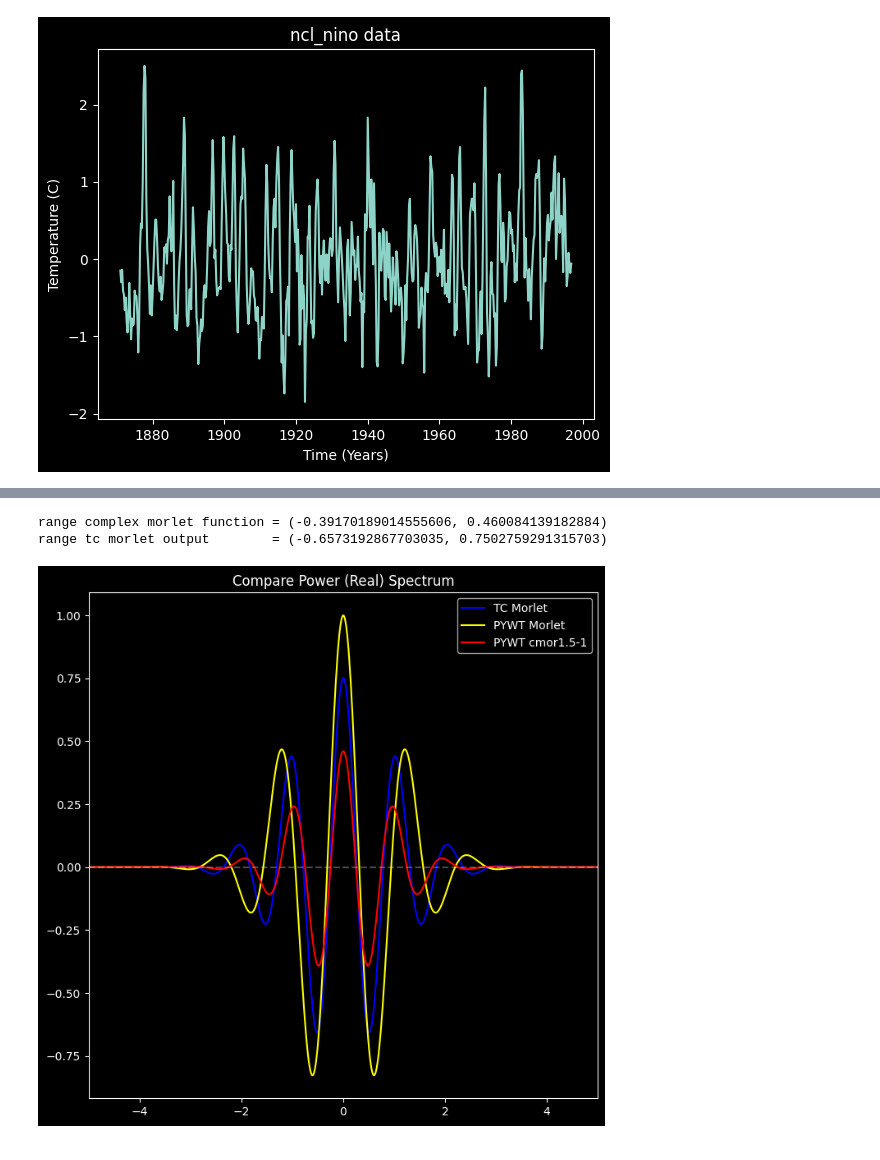
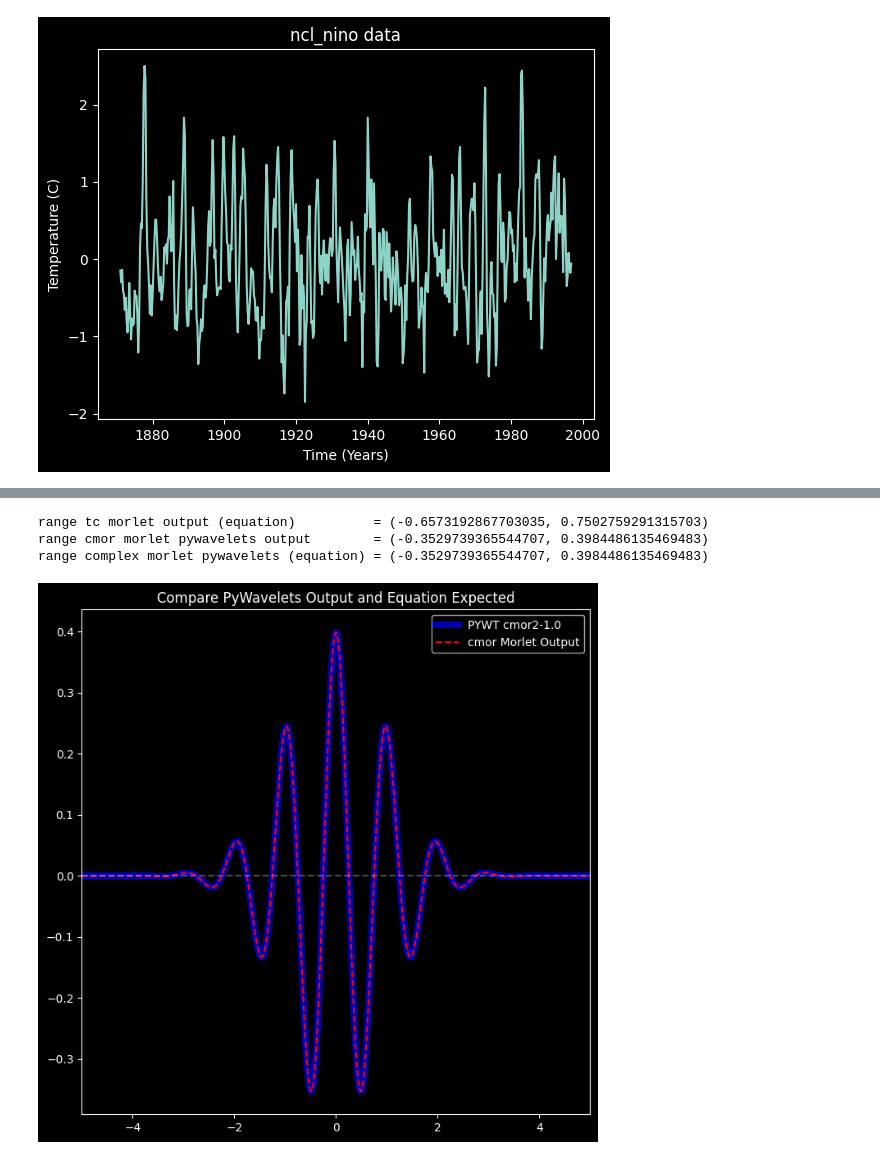
Before and after one commit to cyschneck/wavelet-tutorial, a Jupyter notebook: matching_scales.ipynb, the cells around one changed output, grey strips where cells are left out. Cells and saved outputs as stored; diff of their text form; code cells hidden in the pictures.

```diff
--- a/matching_scales.ipynb
+++ b/matching_scales.ipynb
@@ -89,48 +129,21 @@ def tc_morlet(time_step):
     part3 = math.exp(-np.power(eta, 2)/2)
     return part1 * part2 * part3
 # %%
-# Best Approx Wavelet
-
 # cmorB-C
 # https://pywavelets.readthedocs.io/en/latest/ref/cwt.html#complex-morlet-wavelets
 # B = bandwidth
 # C = center frequency
-bandwidth = 1.5
-center_freq = 1 # C * 2 * pi = 1 * 2 * pi = approx 6 (morlet default)
+bandwidth = 2
+center_freq = 1.0 # C * 2 * pi = 1 * 2 * pi = approx 6 (morlet default)
 
 complex_morlet = f"cmor{bandwidth}-{center_freq}"
 [psi, x] = pywt.ContinuousWavelet(complex_morlet).wavefun(10)
 [psi_m, x_m] = pywt.ContinuousWavelet('morl').wavefun(10)
 
 tc_output = []
-mor_output = []
-cmor_output = []
+mor_pywt_output = []
+cmor_pywt_output = []
 for x_value in x:
-    #print(x_value)
-    #print(np.real(tc_morlet(x_value)))
-    #break
-    tc_output.append(tc_morlet(x_value))#/math.sqrt(3))
-    mor_output.append(morlet_pywavelets(x_value))
-    cmor_output.append(complex_morlet_pywavelets(x_value, bandwidth, center_freq))
-
-print(f"range complex morlet function = ({np.min(np.real(psi))}, {np.max(np.real(psi))})")
-#print(f"range cmor morlet output      = ({np.min(np.real(cmor_output))}, {np.max(np.real(cmor_output))})")
-print(f"range tc morlet output        = ({np.min(np.real(tc_output))}, {np.max(np.real(tc_output))})")
-
-
-fig, ax = plt.subplots(figsize=(8, 8))
-ax.plot(x, np.real(tc_output), label="TC Morlet", c="blue")
-ax.plot(x, np.real(mor_output), label="PYWT Morlet", c="yellow")
-#ax.plot(x, np.real(psi_m), label="Morl Output", c="purple")
-#ax.plot(x, np.real(cmor_output), label="cmor Morlet Output", c="green")
-ax.plot(x, np.real(psi), label=f"PYWT {complex_morlet}", c="red")
-plt.title("Compare Power (Real) Spectrum")
-ax.axhline(0, linestyle='--', alpha=0.3)
-ax.set_xlim([-5, 5])
-#ax.set_ylim([-0.8, 0.8])
-ax.legend()
-plt.show()
+    tc_output.append(tc_morlet(x_value))
+    mor_pywt_output.append(morlet_pywavelets(x_value))
+    cmor_pywt_output.append(complex_morlet_pywavelets(x_value, bandwidth, center_freq))
-# %% [output]
-range complex morlet function = (-0.39170189014555606, 0.460084139182884)
-range tc morlet output        = (-0.6573192867703035, 0.7502759291315703)
-[figure, removed]
@@ -138,0 +150,19 @@ range tc morlet output        = (-0.6573192867703035, 0.7502759291315703)
+# %%
+print(f"range tc morlet output (equation)          = ({np.min(np.real(tc_output))}, {np.max(np.real(tc_output))})")
+print(f"range cmor morlet pywavelets output        = ({np.min(np.real(cmor_pywt_output))}, {np.max(np.real(cmor_pywt_output))})")
+print(f"range complex morlet pywavelets (equation) = ({np.min(np.real(psi))}, {np.max(np.real(psi))})")
+# %% [output]
+range tc morlet output (equation)          = (-0.6573192867703035, 0.7502759291315703)
+range cmor morlet pywavelets output        = (-0.3529739365544707, 0.3984486135469483)
+range complex morlet pywavelets (equation) = (-0.3529739365544707, 0.3984486135469483)
+# %%
+fig, ax = plt.subplots(figsize=(8, 8))
+ax.plot(x, np.real(psi), label=f"PYWT {complex_morlet}", c="blue", linewidth=6, alpha=0.7)
+ax.plot(x, np.real(cmor_pywt_output), label="cmor Morlet Output", linestyle='--', c="red")
+plt.title("Compare PyWavelets Output and Equation Expected")
+ax.axhline(0, linestyle='--', alpha=0.3)
+ax.set_xlim([-5, 5])
+ax.legend()
+plt.show()
+# %% [output]
+[figure, added]
```
Also changed, not shown: parts of 6 cells of this notebook.
